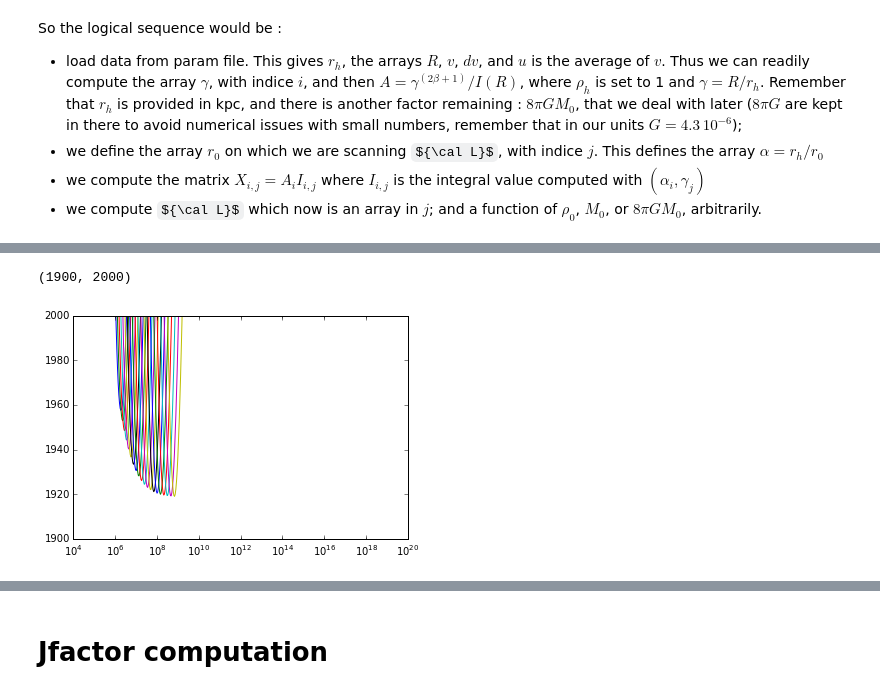
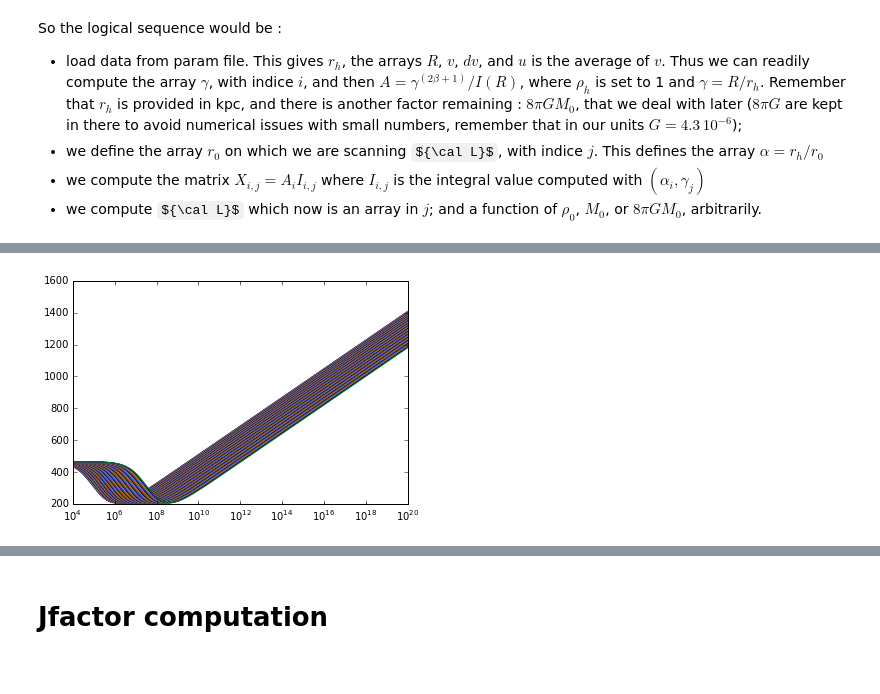
Before and after one commit to johannct/dwarfsJ, a Jupyter notebook: spherical_jeans_analysis.ipynb, the cells around one changed output, grey strips where cells are left out. Saved outputs shown, nothing was run; the diff lists cells and outputs as text; code cells hidden in the pictures; some formulas as TeX source.

```diff
--- a/spherical_jeans_analysis.ipynb
+++ b/spherical_jeans_analysis.ipynb
@@ -264,14 +266,13 @@ def logLike(M0,j):
 # %%
 M0_array = np.logspace(4,20,500)
 for j,r0 in enumerate(r0_array):
     LL_array = [logLike(M0,j) for M0 in M0_array]
     plt.semilogx(M0_array,LL_array,label=r"$r_0$=%.3f"%r0)
-plt.ylim(1900,2000)
+#plt.ylim(1900,2000)
 #plt.xlim(10**4,10**15)
 #plt.legend(loc=2,ncol=2)
 # %% [output]
-(1900, 2000)
-[figure, old version]
+[figure, new version]
 # %%
 from scipy import optimize as sciopt
 def MinFunc(log10_M0,j):
```
Also changed, not shown: parts of 8 cells of this notebook.
